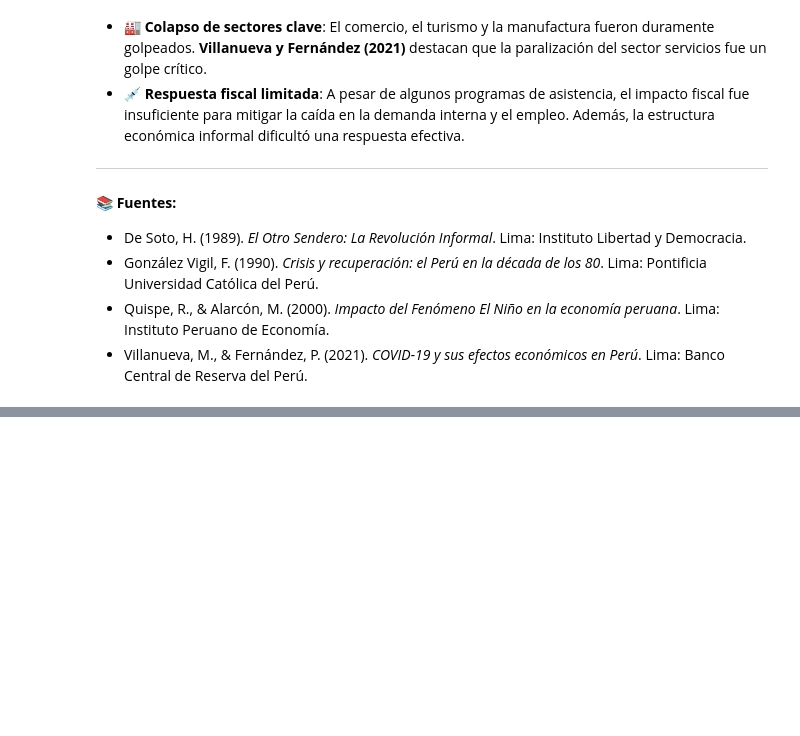
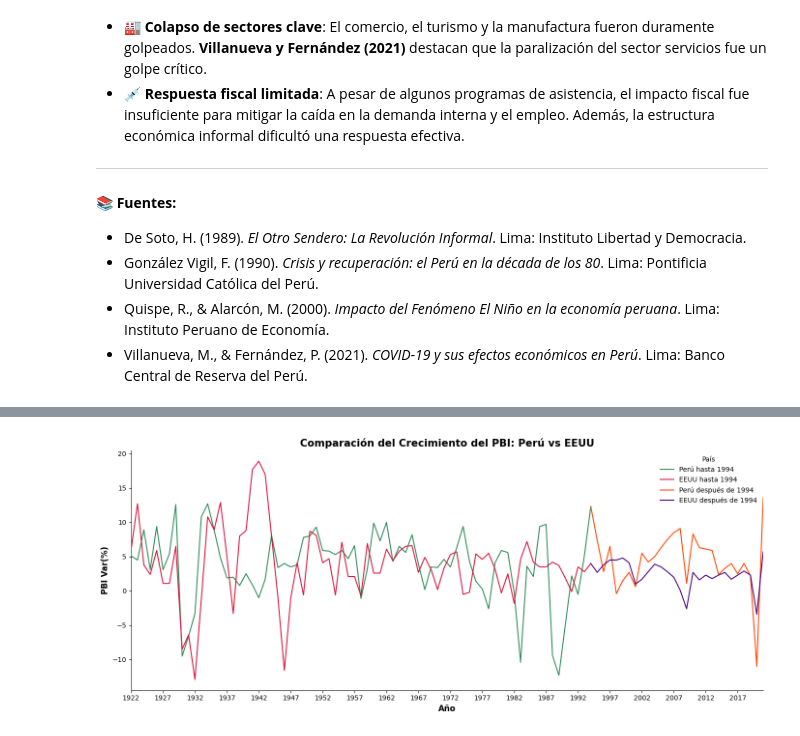
Before and after one commit to Luivelo/Expresate_Peru_con_Datos_2024_Team_GPT, a Jupyter notebook: Proyecto/Storytelling_working_enviroment.ipynb, the cells around one changed output, grey strips where cells are left out. Cells and saved outputs as stored; diff of their text form; code cells hidden in the pictures; blank space fills up the shorter version.

```diff
--- a/Proyecto/Storytelling_working_enviroment.ipynb
+++ b/Proyecto/Storytelling_working_enviroment.ipynb
@@ -484,0 +509,45 @@ data_last_40_years
+# %%
+import matplotlib.pyplot as plt
+import seaborn as sns
+
+# Crear una copia de los datos y seleccionar las columnas relevantes
+data_compare = data.copy()
+data_compare = data_compare[['Año', 'Peru_PBI_por', 'EEUU_PBI_por']]
+data_compare['Año'] = data_compare['Año'].astype(int)
+
+# Dividir los datos en dos subconjuntos: hasta 1994 y después de 1994
+data_before_1994 = data_compare[data_compare['Año'] <= 1994]
+data_after_1994 = data_compare[data_compare['Año'] >= 1994]
+
+# Crear el gráfico de líneas
+fig, ax = plt.subplots(figsize=(14, 6))
+
+# Graficar los datos hasta 1994
+sns.lineplot(x='Año', y='Peru_PBI_por', data=data_before_1994, ax=ax, color='seagreen', alpha=1, label='Perú hasta 1994')
+sns.lineplot(x='Año', y='EEUU_PBI_por', data=data_before_1994, ax=ax, color='crimson', alpha=1, label='EEUU hasta 1994')
+
+# Graficar los datos después de 1994
+sns.lineplot(x='Año', y='Peru_PBI_por', data=data_after_1994, ax=ax, color='orangered', alpha=1, label='Perú después de 1994')
+sns.lineplot(x='Año', y='EEUU_PBI_por', data=data_after_1994, ax=ax, color='indigo', alpha=1, label='EEUU después de 1994')
+
+# Establecer los límites del eje x para que el gráfico comience desde el año exacto
+ax.set_xlim(data_compare['Año'].min(), data_compare['Año'].max())
+
+# Ajustar los ticks del eje x para que sean de 5 en 5 años
+ax.set_xticks(range(data_compare['Año'].min(), data_compare['Año'].max() + 1, 5))
+
+# Añadir título y etiquetas
+plt.title("Comparación del Crecimiento del PBI: Perú vs EEUU", weight='bold', size=15)
+ax.set_xlabel("Año", weight='bold', size=12)
+ax.set_ylabel("PBI Var(%)", weight='bold', size=12)
+sns.despine(right=True, top=True)
+
+# Añadir leyenda combinada
+ax.legend(title='País', title_fontsize='10', fontsize='10', frameon=False)
+
+# Ajustar diseño y mostrar gráfico
+plt.grid(False)
+plt.tight_layout()
+plt.show()
+# %% [output]
+[figure, added]
```
Also changed, not shown: parts of 13 cells of this notebook.
